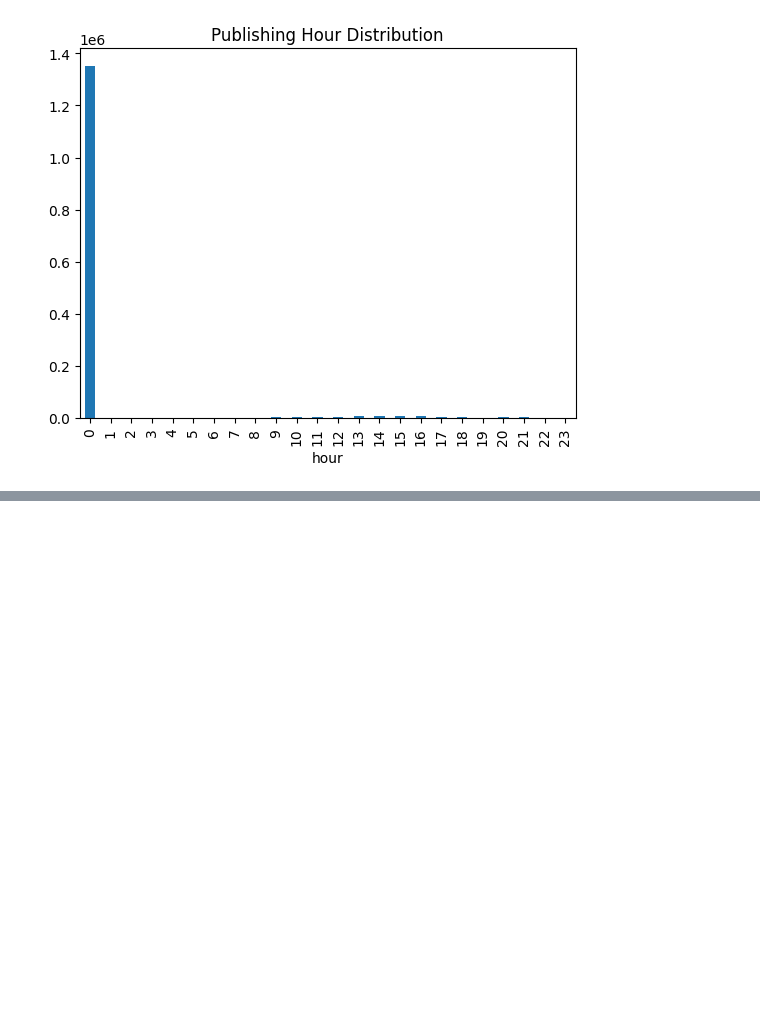
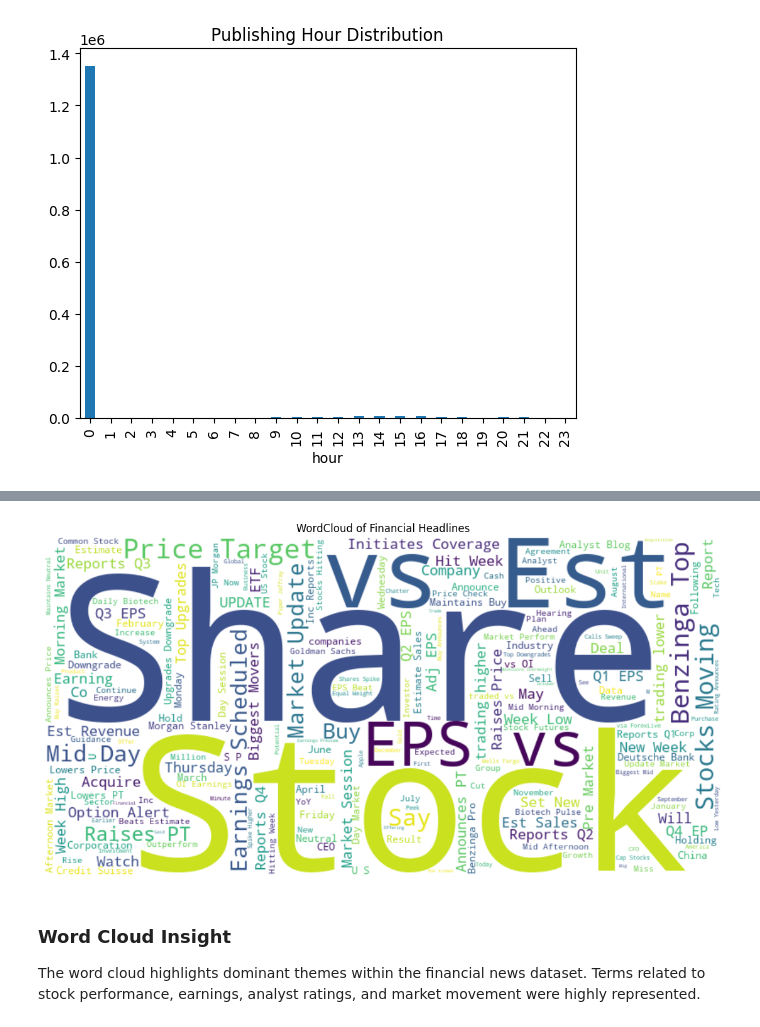
Before and after one commit to ekram-kemer1/news-sentiment-analysis, a Jupyter notebook: notebooks/eda_news.ipynb, the cells around one changed output, grey strips where cells are left out. Cells and saved outputs as stored; diff of their text form; code cells hidden in the pictures; blank space fills up the shorter version.

```diff
--- a/notebooks/eda_news.ipynb
+++ b/notebooks/eda_news.ipynb
@@ -128,0 +213,6 @@ plt.show()
+# %%
+import pandas as pd
+
+df = pd.read_csv("../data/raw/raw_analyst_ratings.csv")
+
+print(df.head())
@@ -128,0 +240,25 @@ plt.show()
+# %%
+text = " ".join(
+    df["headline"].sample(20000, random_state=1)
+)
+# %%
+wordcloud = WordCloud(
+    width=800,
+    height=400,
+    background_color='white'
+).generate(text)
+plt.figure(figsize=(15,7))
+
+plt.imshow(wordcloud, interpolation='bilinear')
+
+plt.axis("off")
+
+plt.title("WordCloud of Financial Headlines")
+
+plt.show()
+# %% [output]
+[figure, added]
+# %% [markdown]
+### Word Cloud Insight
+
+The word cloud highlights dominant themes within the financial news dataset. Terms related to stock performance, earnings, analyst ratings, and market movement were highly represented.
```
Also changed, not shown: parts of 13 cells of this notebook, 3 other files.
